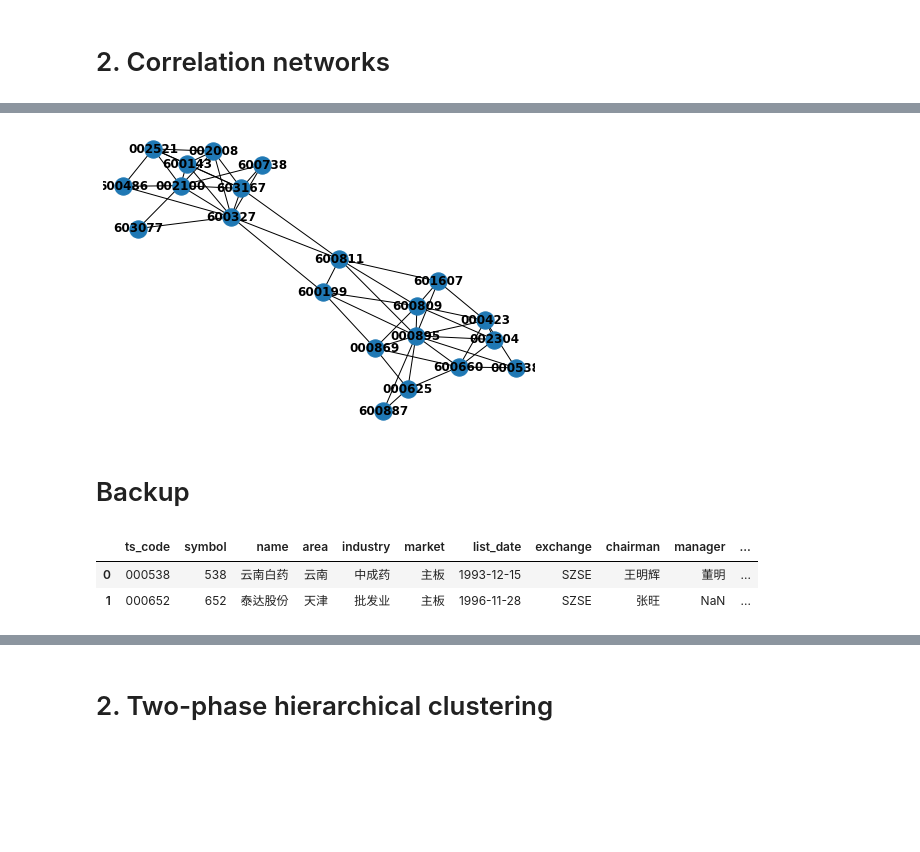
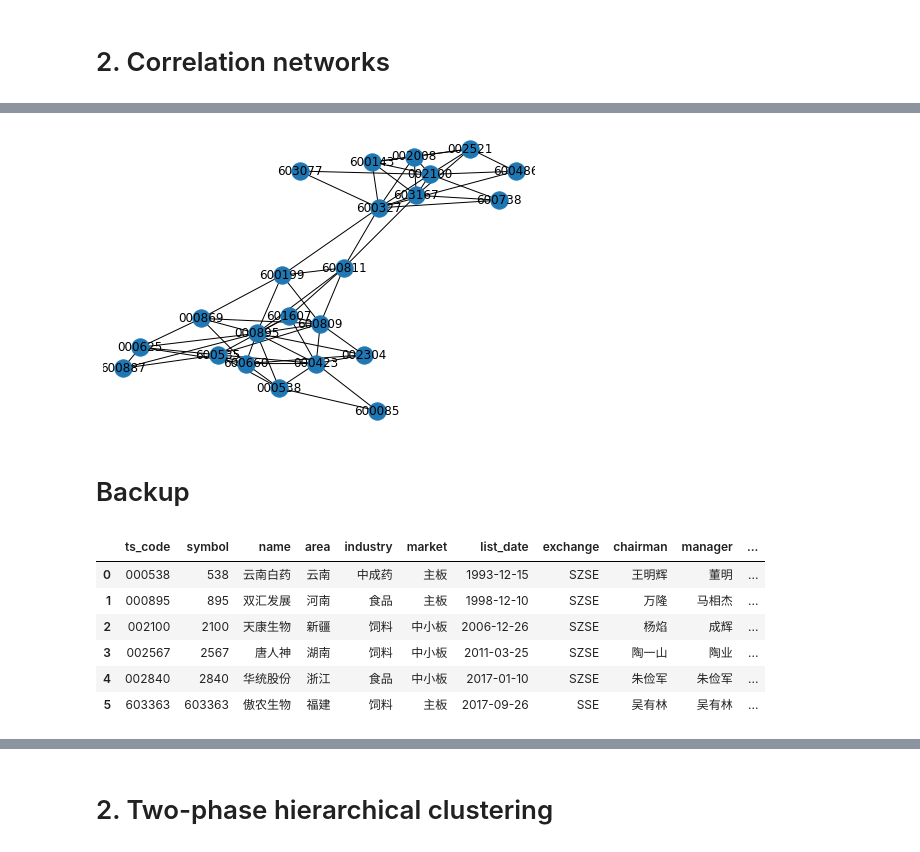
Before and after one commit to Travelguest/PrismaticClient, a Jupyter notebook: server/data/backend_corr.ipynb, the cells around one changed output, grey strips where cells are left out. Saved outputs shown, nothing was run; the diff lists cells and outputs as text; code cells hidden in the pictures; blank space fills up the shorter version.

```diff
--- a/server/data/backend_corr.ipynb
+++ b/server/data/backend_corr.ipynb
@@ -171,0 +174,20 @@ Wall time: 1.23 s
+# %%
+%%time
+
+corr_all_years_pearson = []
+
+if not save:
+    corr_all_years_pearson = pd.read_pickle('corr_all_years_pearson.pkl')
+if save:
+    # Takes 15 mins to run
+    for year in range(11, 21):
+        trade_days = int(trade_cal.query(f'"20{year}-01-01" <= cal_date <= "20{year}-12-31"')['is_open'].sum() * 0.8)
+        asset_prices = pd.concat([index_daily_log.loc[f'20{year}-01-01':f'20{year}-12-31']['000001.SH'], stock_daily_log.close.loc[f'20{year}-01-01':f'20{year}-12-31']], axis=1)
+        corr_all_years_pearson.append(asset_prices.corr(method='pearson', min_periods=trade_days))
+    corr_all_years_pearson = pd.concat(corr_all_years_pearson, axis=1, keys=[f'20{year}' for year in range(11,21)])
+    corr_all_years_pearson.round(4).to_pickle('corr_all_years_pearson.pkl')
+
+
+corr_all_years_pearson_no_index = corr_all_years_pearson.drop(columns=[(str(year), '000001.SH') for year in range(2011, 2021)]).iloc[1:]
+corr_all_years_pearson_index = corr_all_years_pearson.drop(columns=[(str(year), '000001.SH') for year in range(2011, 2021)]).iloc[0]
+corr_all_years_pearson
@@ -172,14 +227,18 @@ Wall time: 1.23 s
 # %%
 def get_index_corr_distribution(year='2011'):
     corr_out = pd.cut(corr_all_years_index[str(year)], bins=[i/100 for i in range(-100, 100, 5)], precision=2, right=True, include_lowest=True).value_counts()
+    return [corr_out[i/100] for i in range(-100, 100, 5)]
+
+def get_index_corr_distribution_pearson(year='2011'):
+    corr_out = pd.cut(corr_all_years_pearson_index[str(year)], bins=[i/100 for i in range(-100, 100, 5)], precision=2, right=True, include_lowest=True).value_counts()
     return [corr_out[i/100] for i in range(-100, 100, 5)]
 
 def get_stock_corr_distribution(query_code='000001', year='2011'):
     corr_out = pd.cut(corr_all_years_no_index[str(year)].loc[query_code], bins=[i/100 for i in range(-100, 100, 5)], precision=2, right=True, include_lowest=True).value_counts()
     return [corr_out[i/100] for i in range(-100, 100, 5)]
 
-query_codes=['000895', '002567', '603363', '002840', '002100']
-year='2015'
+query_codes=['000895', '002567', '603363', '002840', '002100', '000538']
+year='2020'
 threshold = 0.68
 
 print(get_index_corr_distribution(year))
@@ -187,0 +251,3 @@ print(get_index_corr_distribution(year))
+# %%
+for year in range(2011, 2021):
+    print(get_index_corr_distribution(year))
@@ -187,0 +265,3 @@ print(get_index_corr_distribution(year))
+# %%
+for year in range(2011, 2021):
+    print(get_index_corr_distribution_pearson(year))
@@ -300,13 +377,16 @@ sorted(nx.connected_components(BG), key=len, reverse=True)
 # %%
-nx.draw(BG, with_labels=True, font_weight='bold')
+nx.draw(BG, with_labels=True)
 # %% [output]
-[figure, old version]
+[figure, new version]
 # %% [markdown]
 # Backup
 # %%
-start_date = '2020-01-01'
-end_date = '2020-06-30'
-query_codes = ['000652', '000538']
+# start_date = '2020-01-01'
+# end_date = '2020-06-30'
+# query_codes = ['000652', '000538']
+start_date = '2015-01-01'
+end_date = '2015-12-31'
+query_codes = ['000895', '002567', '603363', '002840', '002100', '000538']
 features = ['close', 'vol']
 
 display(stock_info_list.merge(pd.Series(query_codes, name='ts_code')))
@@ -345,7 +425,11 @@ def corr_matrix(query_codes=['000652', '000538'], method='pearson', start_date='
 # %% [output]
 |  | ts_code | symbol | name | area | industry | market | list_date | exchange | chairman | manager | ... |
 | 0 | 000538 | 538 | 云南白药 | 云南 | 中成药 | 主板 | 1993-12-15 | SZSE | 王明辉 | 董明 | ... |
-| 1 | 000652 | 652 | 泰达股份 | 天津 | 批发业 | 主板 | 1996-11-28 | SZSE | 张旺 | NaN | ... |
+| 1 | 000895 | 895 | 双汇发展 | 河南 | 食品 | 主板 | 1998-12-10 | SZSE | 万隆 | 马相杰 | ... |
+| 2 | 002100 | 2100 | 天康生物 | 新疆 | 饲料 | 中小板 | 2006-12-26 | SZSE | 杨焰 | 成辉 | ... |
+| 3 | 002567 | 2567 | 唐人神 | 湖南 | 饲料 | 中小板 | 2011-03-25 | SZSE | 陶一山 | 陶业 | ... |
+| 4 | 002840 | 2840 | 华统股份 | 浙江 | 食品 | 中小板 | 2017-01-10 | SZSE | 朱俭军 | 朱俭军 | ... |
+| 5 | 603363 | 603363 | 傲农生物 | 福建 | 饲料 | 主板 | 2017-09-26 | SSE | 吴有林 | 吴有林 | ... |
 # %%
 %%time
 
```
Also changed, not shown: parts of 23 cells of this notebook, 2 other files.
